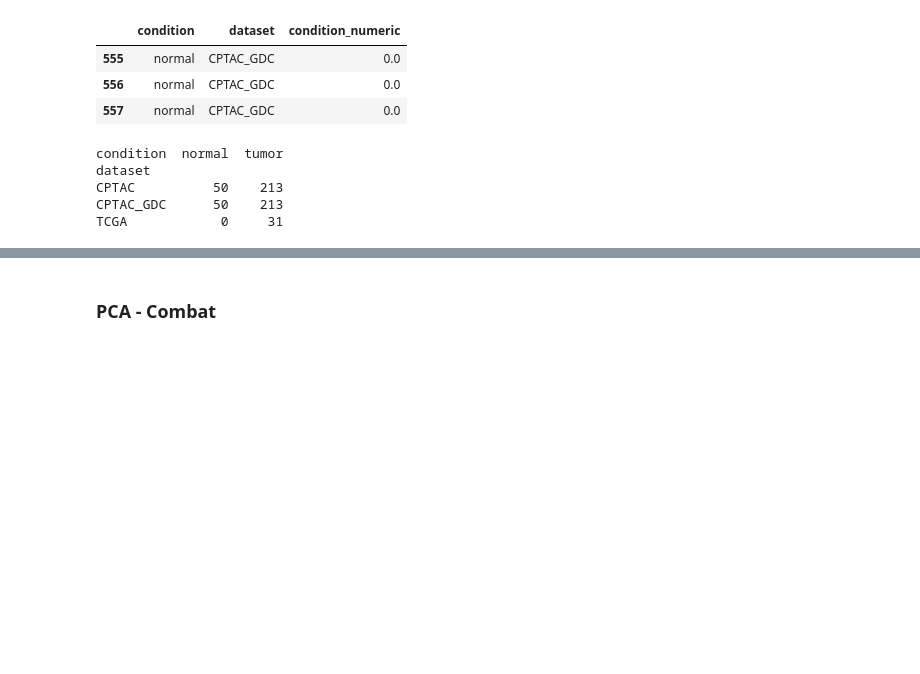
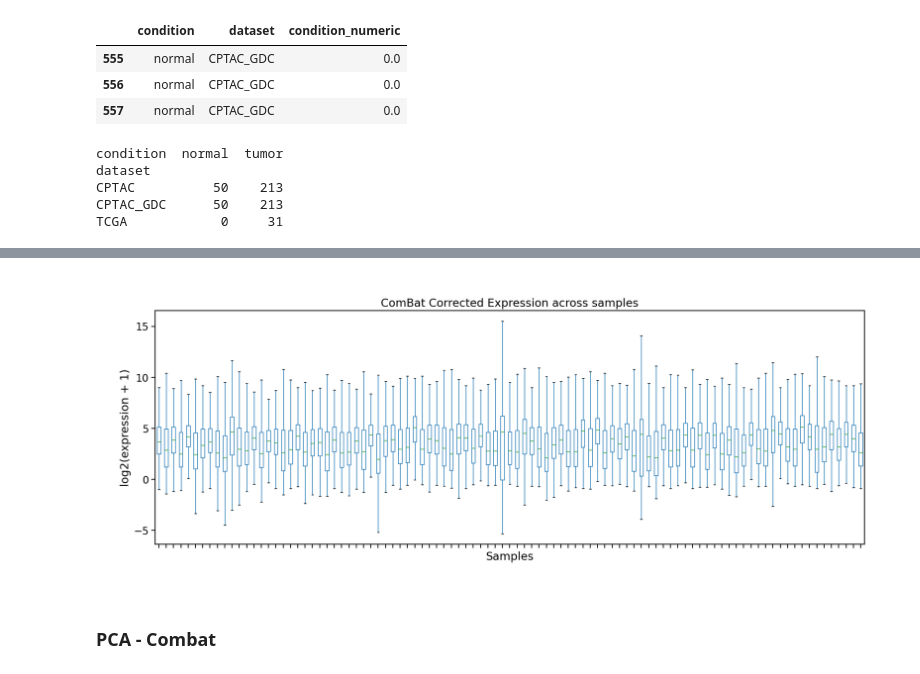
Before and after one commit to flalix/perturb_agent, a Jupyter notebook: notebooks/mtp_TCGA_53_PSI_all_PAADs_Clusters.ipynb, the cells around one changed output, grey strips where cells are left out. Saved outputs shown, nothing was run; the diff lists cells and outputs as text; code cells hidden in the pictures; blank space fills up the shorter version.

```diff
--- a/notebooks/mtp_TCGA_53_PSI_all_PAADs_Clusters.ipynb
+++ b/notebooks/mtp_TCGA_53_PSI_all_PAADs_Clusters.ipynb
@@ -421,6 +421,10 @@ df_metadata["condition_numeric"] = (
     df_metadata["condition"].eq("tumor").astype(float)
 )
 
+gdc.fname_metadata = 'metadata_tumor_and_normal.tsv'
+
+_ = pdwritecsv(df_metadata, gdc.fname_metadata, gdc.root_mprog_lfc, verbose=True)
+
 
 df_metadata.tail(3)
 # %% [output]
@@ -437,6 +442,9 @@ CPTAC          50    213
 CPTAC_GDC      50    213
 TCGA            0     31
 # %%
+verbose=True
+force=False
+
 col_annots = ["geneid", "symbol", "biotype"]
 
 df_gene_annot = (
@@ -451,5 +459,7 @@ df_combat = gdc.calc_combat_input_log_cpm(
     df_gene_annot=df_gene_annot,
     batch_col="dataset",
     covariates=["condition_numeric"],
+    force=force,
+    verbose=verbose,
 )
 # %% [output]
@@ -526,2 +466,0 @@ KeyError: "None of ['geneid'] are in the columns"
-# %%
-df_combat = pd.merge(df_gene_annot, df_combat, on='geneid', how='inner')
@@ -535,0 +474,4 @@ gdc.plot_boxplot_combat(df_combat=df_combat, title=title, figsize=figsize)
+# %%
+gdc.plot_boxplot_combat(df_combat=df_combat.iloc[:, 0:100], title=title, figsize=figsize)
+# %% [output]
+[figure, added]
```
Also changed, not shown: parts of 6 cells of this notebook, 1 other file.
